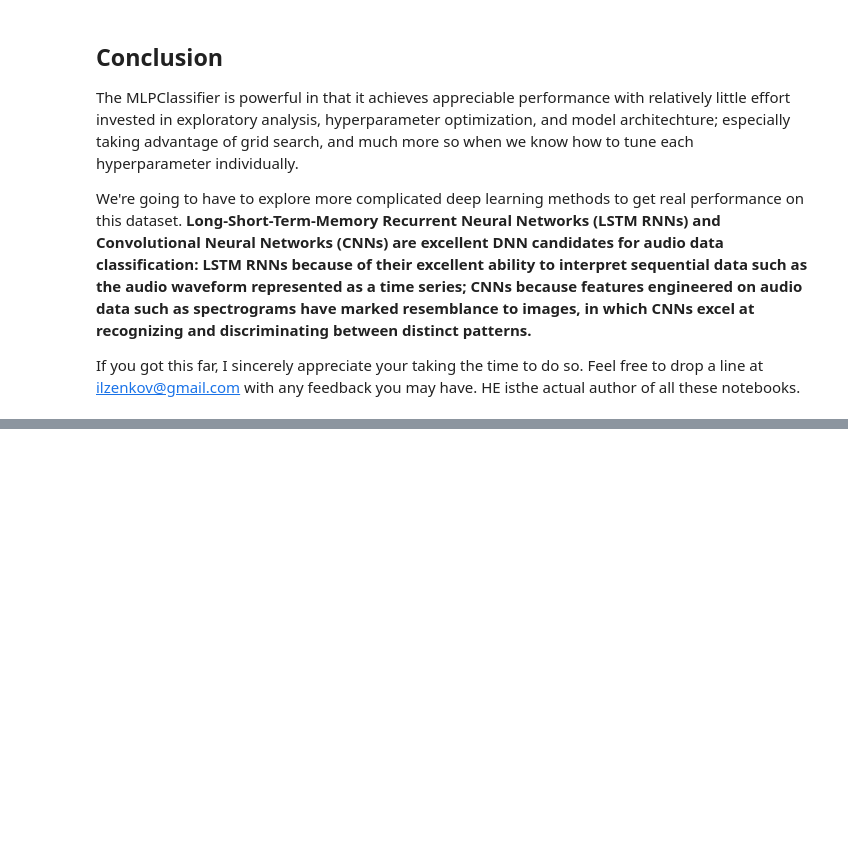
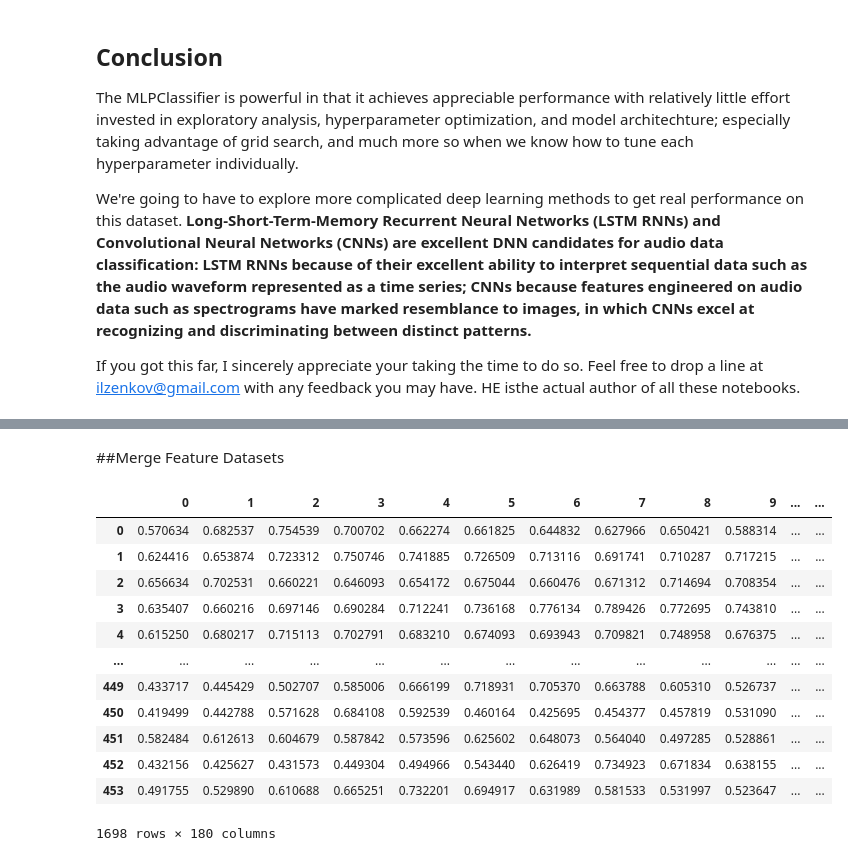
Before and after one commit to SorrenJ/Week4-Neural_Network, a Jupyter notebook: Week4__Neural_Networks.ipynb, the cells around one changed output, grey strips where cells are left out. Drawn from its saved outputs; the diff is of its cells as text; code cells hidden in the pictures; blank space fills up the shorter version.

Commit message:
added merged dataset

```diff
--- a/Week4__Neural_Networks.ipynb
+++ b/Week4__Neural_Networks.ipynb
@@ -1028,0 +1185,3 @@ If you got this far, I sincerely appreciate your taking the time to do so. Feel
+# %%
+features_emodb=pd.read_excel('/content/drive/MyDrive/featuresEmodb.xlsx',index_col=0)
+emotions_emodb=pd.read_excel('/content/drive/MyDrive/emotionsEmodb.xlsx',index_col=0)
@@ -1028,0 +1249,3 @@ If you got this far, I sincerely appreciate your taking the time to do so. Feel
+# %%
+features_rav=pd.read_excel('/content/drive/MyDrive/featuresRav_cleaned.xlsx',index_col=0)
+emotions_rav=pd.read_excel('/content/drive/MyDrive/emotionsRav_cleaned.xlsx',index_col=0)
@@ -1028,0 +1281,22 @@ If you got this far, I sincerely appreciate your taking the time to do so. Feel
+# %% [markdown]
+##Merge Feature Datasets
+# %%
+df1 = pd.DataFrame(features_rav)
+df2 = pd.DataFrame(features_emodb)
+
+features_merged = pd.concat([df1,df2])
+features_merged
+# %% [output]
+|  | 0 | 1 | 2 | 3 | 4 | 5 | 6 | 7 | 8 | 9 | ... | ... |
+| 0 | 0.570634 | 0.682537 | 0.754539 | 0.700702 | 0.662274 | 0.661825 | 0.644832 | 0.627966 | 0.650421 | 0.588314 | ... | ... |
+| 1 | 0.624416 | 0.653874 | 0.723312 | 0.750746 | 0.741885 | 0.726509 | 0.713116 | 0.691741 | 0.710287 | 0.717215 | ... | ... |
+| 2 | 0.656634 | 0.702531 | 0.660221 | 0.646093 | 0.654172 | 0.675044 | 0.660476 | 0.671312 | 0.714694 | 0.708354 | ... | ... |
+| 3 | 0.635407 | 0.660216 | 0.697146 | 0.690284 | 0.712241 | 0.736168 | 0.776134 | 0.789426 | 0.772695 | 0.743810 | ... | ... |
+| 4 | 0.615250 | 0.680217 | 0.715113 | 0.702791 | 0.683210 | 0.674093 | 0.693943 | 0.709821 | 0.748958 | 0.676375 | ... | ... |
+| ... | ... | ... | ... | ... | ... | ... | ... | ... | ... | ... | ... | ... |
+| 449 | 0.433717 | 0.445429 | 0.502707 | 0.585006 | 0.666199 | 0.718931 | 0.705370 | 0.663788 | 0.605310 | 0.526737 | ... | ... |
+| 450 | 0.419499 | 0.442788 | 0.571628 | 0.684108 | 0.592539 | 0.460164 | 0.425695 | 0.454377 | 0.457819 | 0.531090 | ... | ... |
+| 451 | 0.582484 | 0.612613 | 0.604679 | 0.587842 | 0.573596 | 0.625602 | 0.648073 | 0.564040 | 0.497285 | 0.528861 | ... | ... |
+| 452 | 0.432156 | 0.425627 | 0.431573 | 0.449304 | 0.494966 | 0.543440 | 0.626419 | 0.734923 | 0.671834 | 0.638155 | ... | ... |
+| 453 | 0.491755 | 0.529890 | 0.610688 | 0.665251 | 0.732201 | 0.694917 | 0.631989 | 0.581533 | 0.531997 | 0.523647 | ... | ... |
+1698 rows × 180 columns
```
Also changed, not shown: parts of 23 cells of this notebook.
